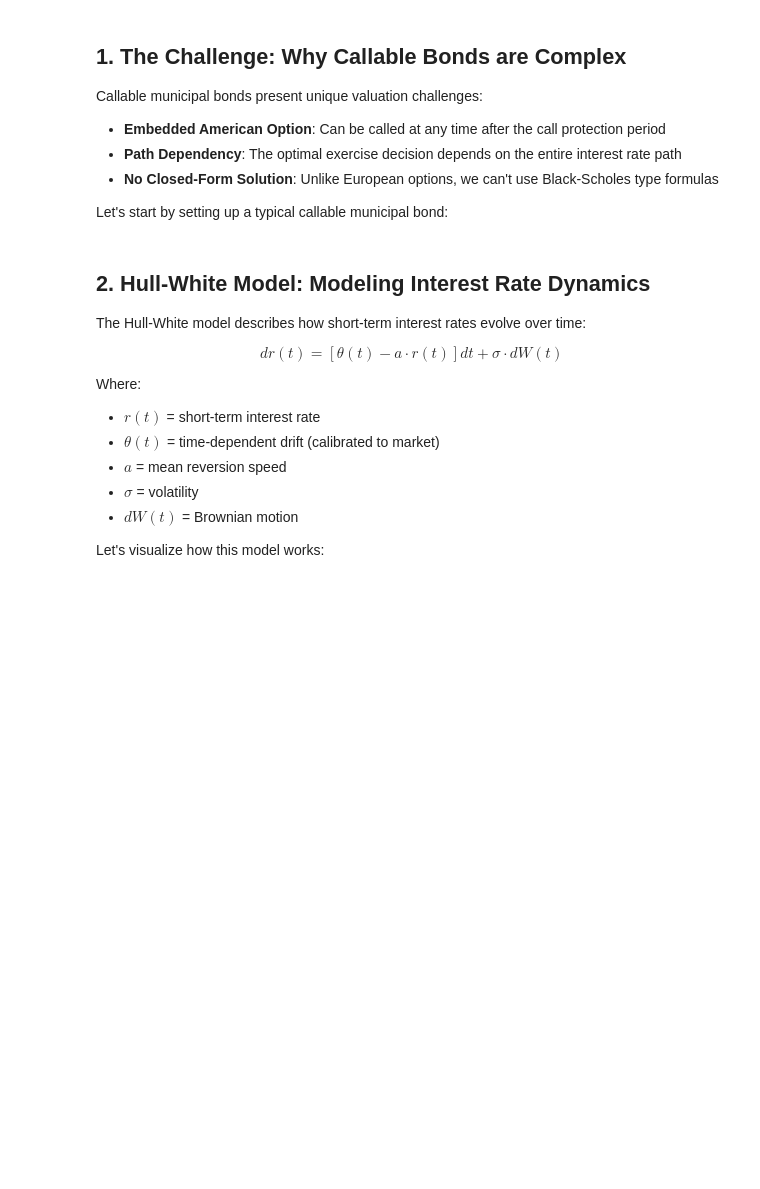
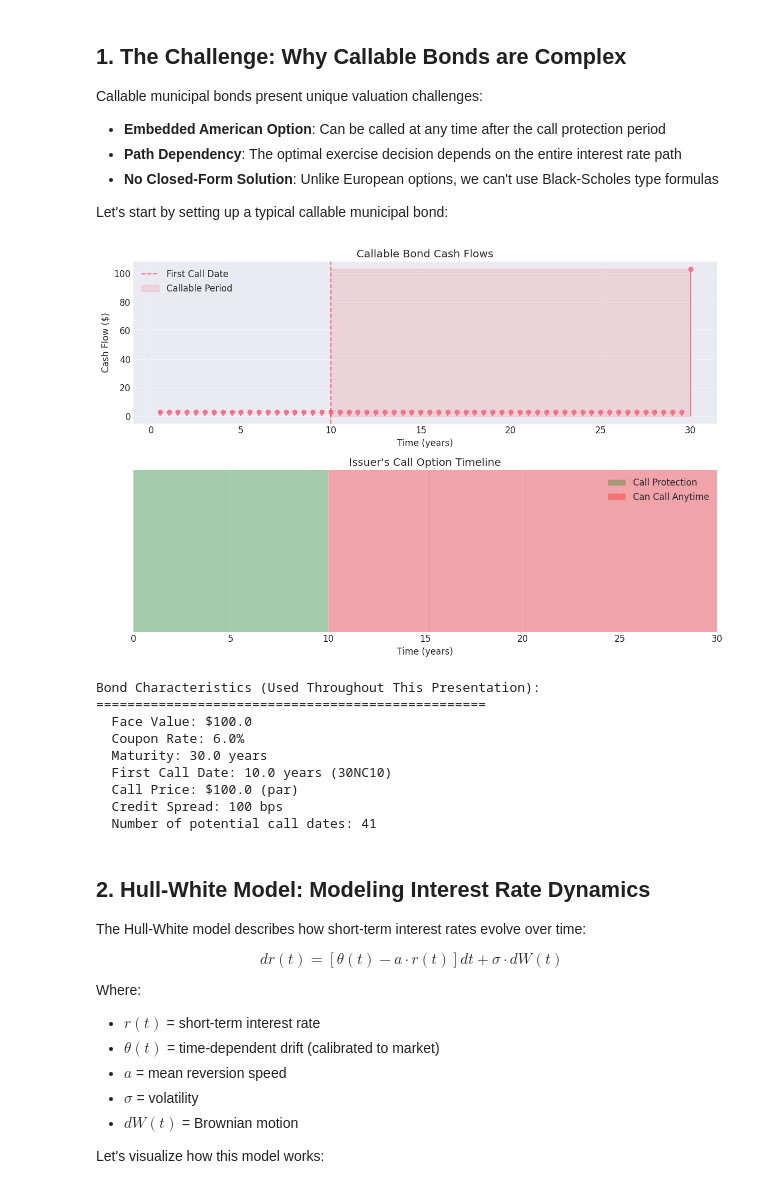
Before and after one commit to jlancaster7/complex-asset-pricing, a Jupyter notebook: ls-pricing/examples/quant_presentation_ls_methodology.ipynb, the cells around one changed output. Cells and saved outputs as stored; diff of their text form; code cells hidden in the pictures; blank space fills up the shorter version.

```diff
--- a/ls-pricing/examples/quant_presentation_ls_methodology.ipynb
+++ b/ls-pricing/examples/quant_presentation_ls_methodology.ipynb
@@ -49,14 +51,21 @@ Callable municipal bonds present unique valuation challenges:
 Let's start by setting up a typical callable municipal bond:
 # %%
 # Create a callable municipal bond - we'll use this throughout the presentation
+coupon_rate = 0.06
+maturity = 30.0  # 30 years
+first_call_date = 10.0  # Callable after 10 years (10NC30)
+call_price = 100.0  # Callable at par
+face_value = 100.0  # Face value of the bond
+payment_frequency = 2  # Semi-annual payments
+credit_spread = 0.01  # 100 bps credit spread
 callable_bond = CallableBond(
-    face_value=100.0,
-    coupon_rate=0.05,      # 5% annual coupon
-    maturity=30.0,         # 30 year maturity
-    payment_frequency=2,   # Semi-annual payments
-    first_call_date=10.0,  # Callable after 10 years (10NC30)
-    call_price=100.0,      # Callable at par
-    credit_spread=0.01     # 100 bps credit spread
+    face_value=face_value,
+    coupon_rate=coupon_rate,
+    maturity=maturity,
+    payment_frequency=payment_frequency,
+    first_call_date=first_call_date,
+    call_price=call_price,
+    credit_spread=credit_spread
 )
 
 # Visualize the cash flows
@@ -72,34 +81,45 @@ ax1.fill_between([callable_bond.first_call_date, callable_bond.maturity], 0, max
 ax1.set_xlabel('Time (years)')
 ax1.set_ylabel('Cash Flow ($)')
 ax1.set_title('Callable Bond Cash Flows')
 ax1.legend()
 ax1.grid(True, alpha=0.3)
 
 # Bottom plot: Issuer's decision timeline
 ax2.add_patch(Rectangle((0, 0), callable_bond.first_call_date, 1,
                        facecolor='green', alpha=0.3, label='Call Protection'))
 ax2.add_patch(Rectangle((callable_bond.first_call_date, 0),
                        callable_bond.maturity - callable_bond.first_call_date, 1,
                        facecolor='red', alpha=0.3, label='Can Call Anytime'))
 ax2.set_xlim(0, callable_bond.maturity)
 ax2.set_ylim(0, 1)
 ax2.set_xlabel('Time (years)')
 ax2.set_yticks([])
 ax2.set_title("Issuer's Call Option Timeline")
 ax2.legend()
 
 plt.tight_layout()
 plt.show()
 
 print(f"\nBond Characteristics (Used Throughout This Presentation):")
 print("="*50)
 print(f"  Face Value: ${callable_bond.face_value}")
 print(f"  Coupon Rate: {callable_bond.coupon_rate*100}%")
 print(f"  Maturity: {callable_bond.maturity} years")
-print(f"  First Call Date: {callable_bond.first_call_date} years (10NC30)")
+print(f"  First Call Date: {callable_bond.first_call_date} years (30NC10)")
 print(f"  Call Price: ${callable_bond.call_price} (par)")
 print(f"  Credit Spread: {callable_bond.credit_spread*10000:.0f} bps")
 print(f"  Number of potential call dates: {len([t for t in times if t >= callable_bond.first_call_date])}")
+# %% [output]
+[figure, added]
+Bond Characteristics (Used Throughout This Presentation):
+==================================================
+  Face Value: $100.0
+  Coupon Rate: 6.0%
+  Maturity: 30.0 years
+  First Call Date: 10.0 years (30NC10)
+  Call Price: $100.0 (par)
+  Credit Spread: 100 bps
+  Number of potential call dates: 41
 # %% [markdown]
 ## 2. Hull-White Model: Modeling Interest Rate Dynamics
 
```
Also changed, not shown: parts of 8 cells of this notebook, 11 other files.
